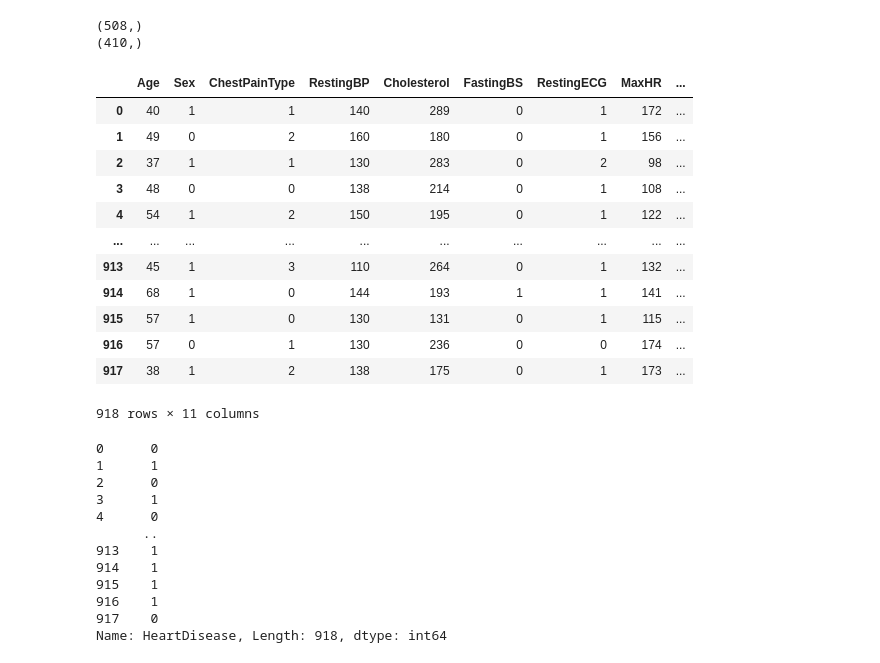
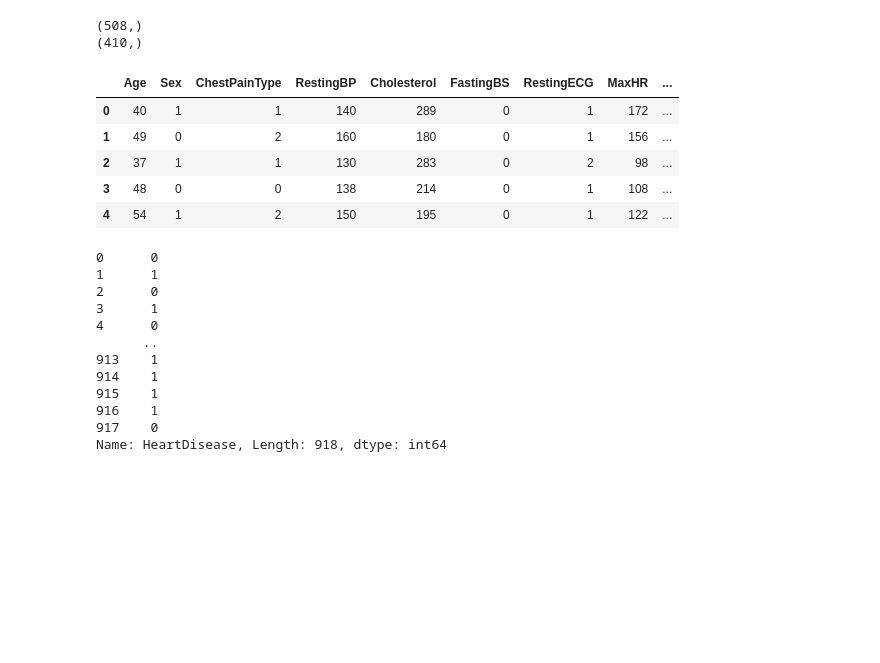
Before and after one commit to XavierVinith/XavierVinith, a Jupyter notebook: HEART FAILURE PREDICTION 1.ipynb, the cells around one changed output. Cells and saved outputs as stored; diff of their text form; code cells hidden in the pictures; blank space fills up the shorter version.

```diff
--- a/HEART FAILURE PREDICTION 1.ipynb
+++ b/HEART FAILURE PREDICTION 1.ipynb
@@ -168,21 +160,14 @@ print(Non_diseased.shape)
 (410,)
 # %%
 X=h0.drop(['HeartDisease'],axis=1)
-X
+X.head(5)
 # %% [output]
 |  | Age | Sex | ChestPainType | RestingBP | Cholesterol | FastingBS | RestingECG | MaxHR | ... |
 | 0 | 40 | 1 | 1 | 140 | 289 | 0 | 1 | 172 | ... |
 | 1 | 49 | 0 | 2 | 160 | 180 | 0 | 1 | 156 | ... |
 | 2 | 37 | 1 | 1 | 130 | 283 | 0 | 2 | 98 | ... |
 | 3 | 48 | 0 | 0 | 138 | 214 | 0 | 1 | 108 | ... |
 | 4 | 54 | 1 | 2 | 150 | 195 | 0 | 1 | 122 | ... |
-| ... | ... | ... | ... | ... | ... | ... | ... | ... | ... |
-| 913 | 45 | 1 | 3 | 110 | 264 | 0 | 1 | 132 | ... |
-| 914 | 68 | 1 | 0 | 144 | 193 | 1 | 1 | 141 | ... |
-| 915 | 57 | 1 | 0 | 130 | 131 | 0 | 1 | 115 | ... |
-| 916 | 57 | 0 | 1 | 130 | 236 | 0 | 0 | 174 | ... |
-| 917 | 38 | 1 | 2 | 138 | 175 | 0 | 1 | 173 | ... |
-918 rows × 11 columns
 # %%
 Y=h0['HeartDisease']
 Y
```
Also changed, not shown: parts of 4 cells of this notebook.
